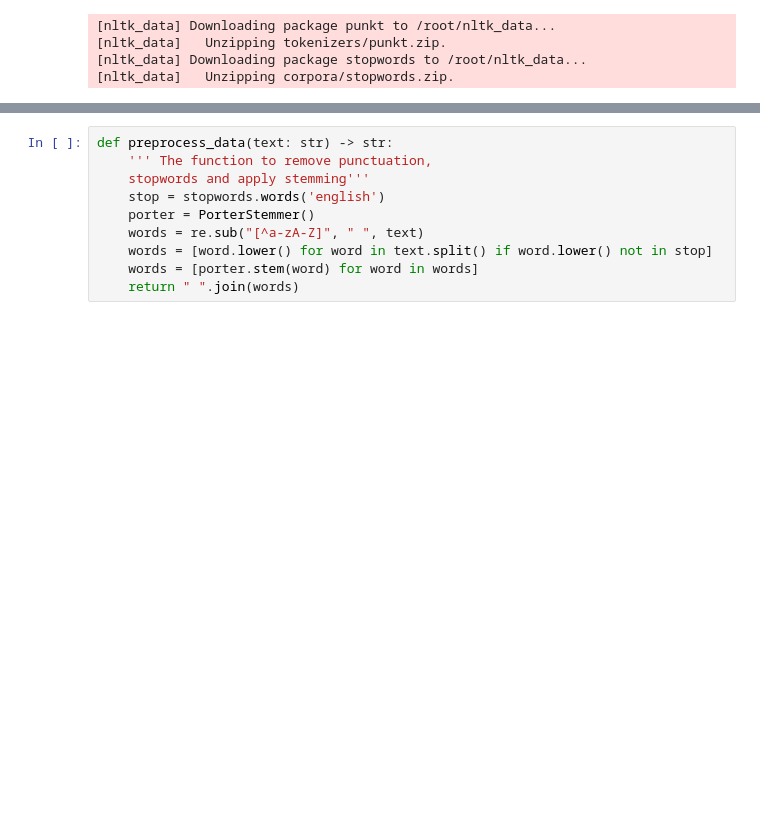
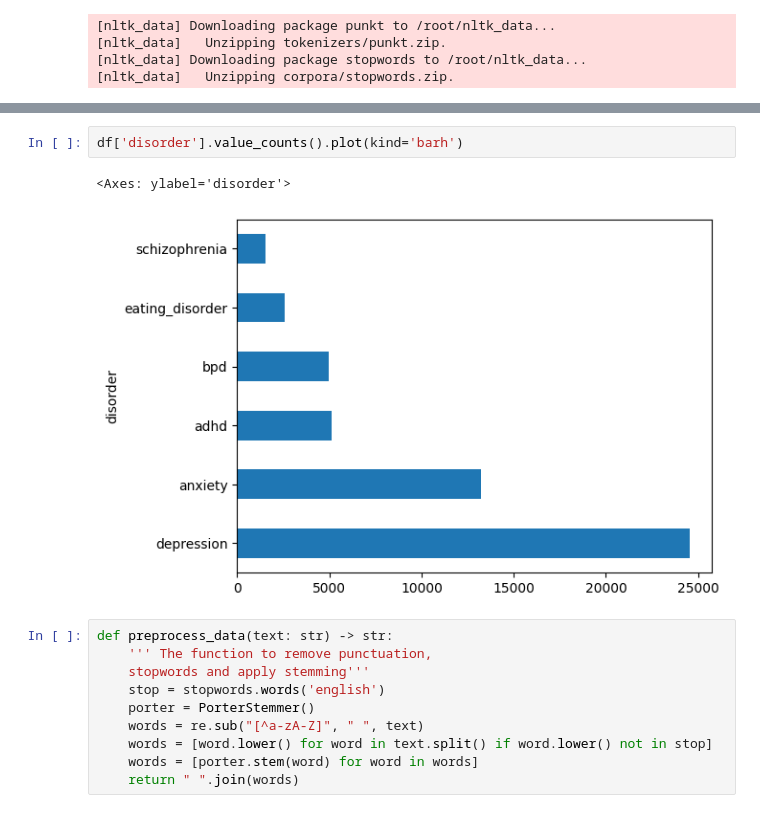
Before and after one commit to SusilPatro/Analytics_Redshift, a Jupyter notebook: Copy_of_MHD.ipynb, the cells around one changed output, grey strips where cells are left out. Drawn from its saved outputs; the diff is of its cells as text; blank space fills up the shorter version.

```diff
--- a/Copy_of_MHD.ipynb
+++ b/Copy_of_MHD.ipynb
@@ -134,4 +118,9 @@ schizophrenia       1550
 Name: count, dtype: int64
+# %%
+df['disorder'].value_counts().plot(kind='barh')
+# %% [output]
+<Axes: ylabel='disorder'>
+[figure, added]
 # %%
 def preprocess_data(text: str) -> str:
     ''' The function to remove punctuation,
```
Also changed, not shown: parts of 9 cells of this notebook.
